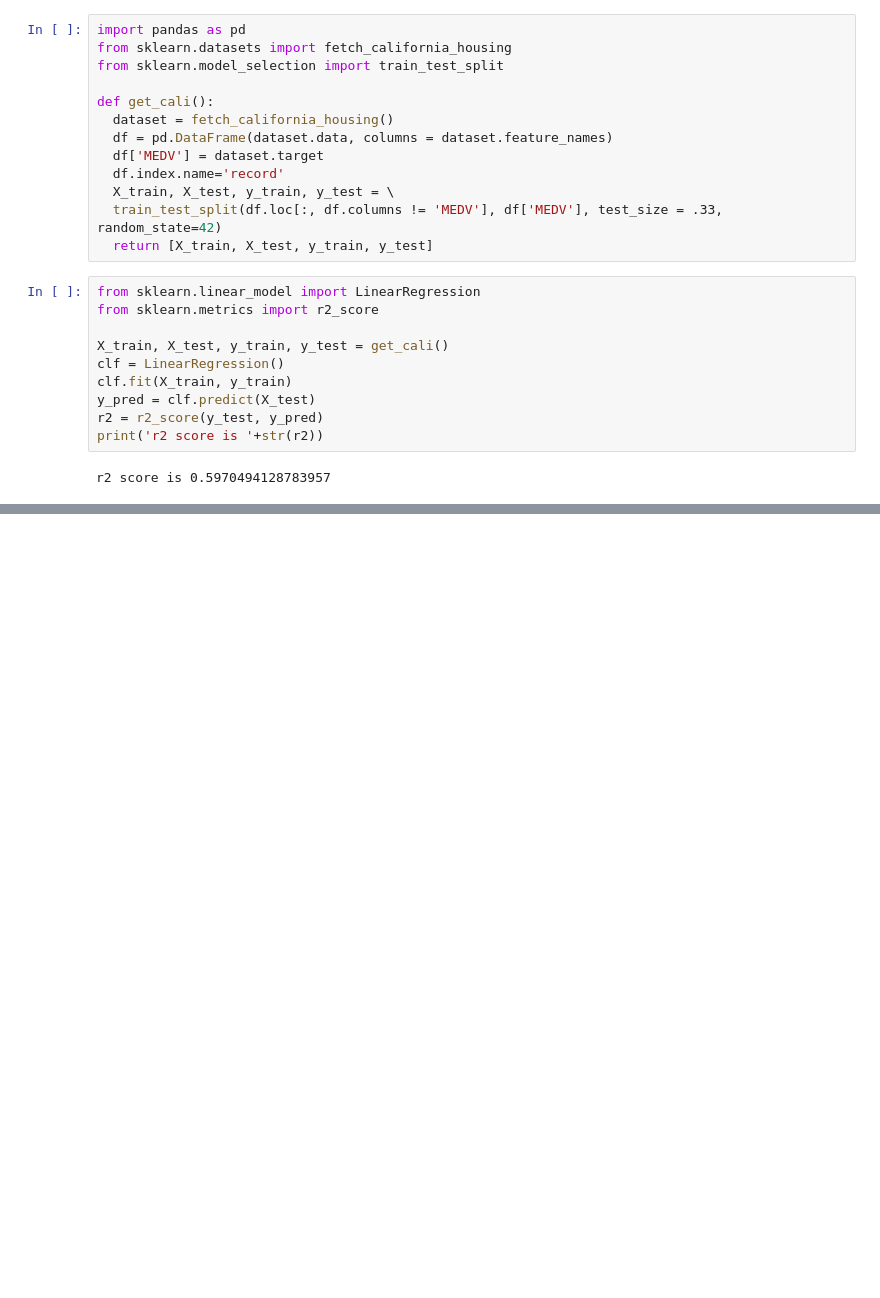
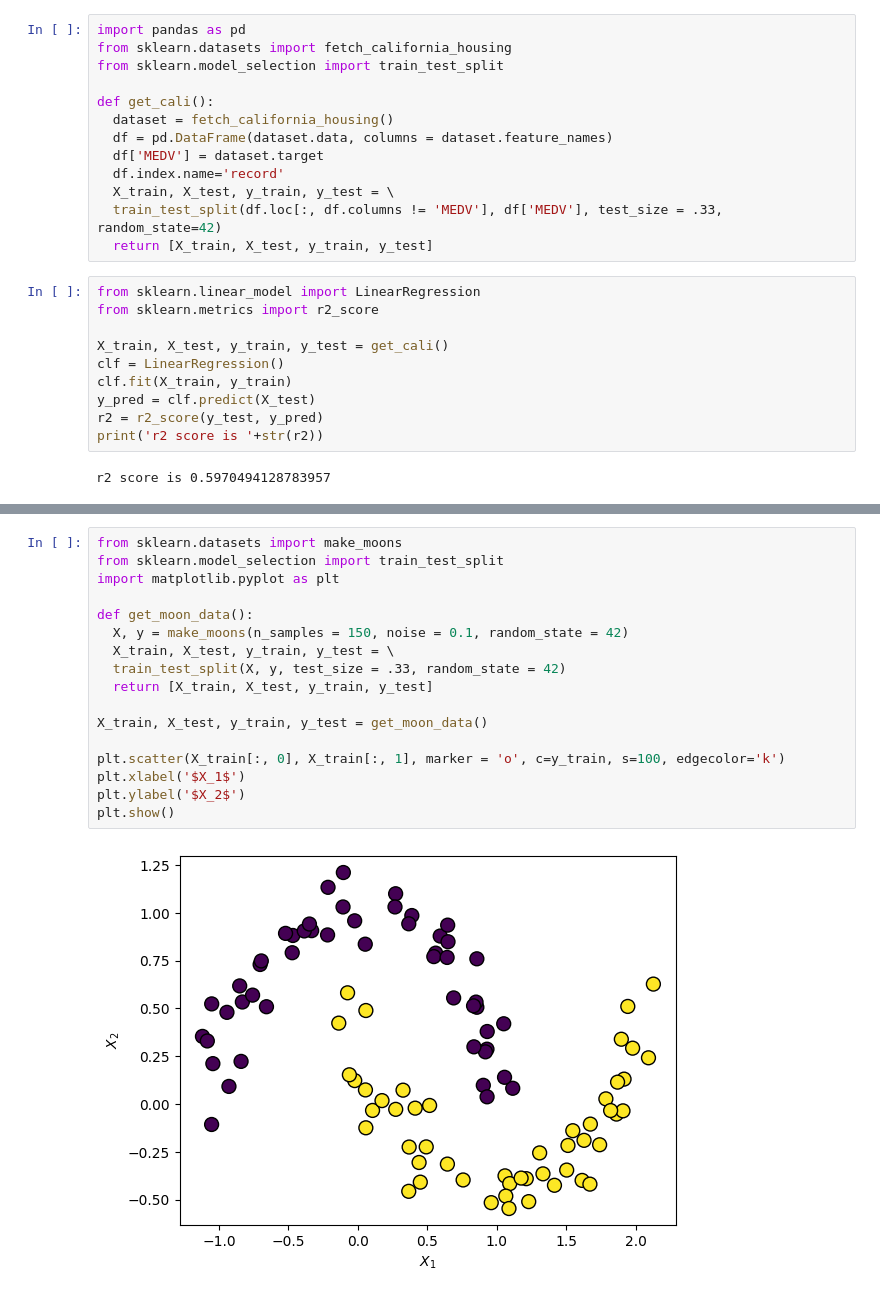
Before and after one commit to WooJungE/About_data, a Jupyter notebook: 20230406.ipynb, the cells around one changed output, grey strips where cells are left out. Drawn from its saved outputs; the diff is of its cells as text; blank space fills up the shorter version.

```diff
--- a/20230406.ipynb
+++ b/20230406.ipynb
@@ -27,0 +120,19 @@ r2 score is 0.5970494128783957
+# %%
+from sklearn.datasets import make_moons
+from sklearn.model_selection import train_test_split
+import matplotlib.pyplot as plt
+
+def get_moon_data():
+  X, y = make_moons(n_samples = 150, noise = 0.1, random_state = 42)
+  X_train, X_test, y_train, y_test = \
+  train_test_split(X, y, test_size = .33, random_state = 42)
+  return [X_train, X_test, y_train, y_test]
+
+X_train, X_test, y_train, y_test = get_moon_data()
+
+plt.scatter(X_train[:, 0], X_train[:, 1], marker = 'o', c=y_train, s=100, edgecolor='k')
+plt.xlabel('$X_1$')
+plt.ylabel('$X_2$')
+plt.show()
+# %% [output]
+[figure, added]
```
Also changed, not shown: parts of 8 cells of this notebook.
